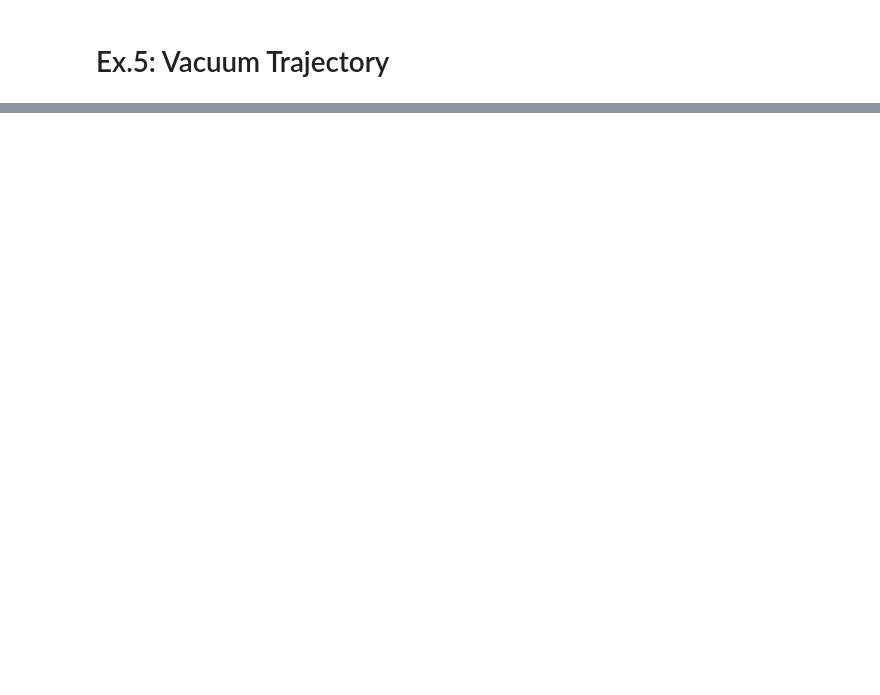
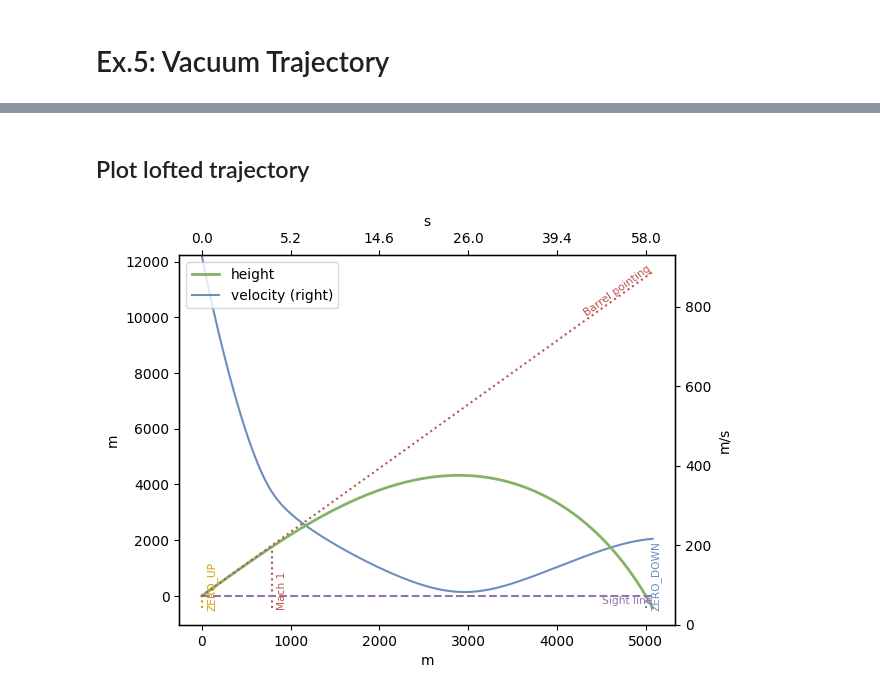
Before and after one commit to o-murphy/py-ballisticcalc, a Jupyter notebook: ExtremeExamples.ipynb, the cells around one changed output, grey strips where cells are left out. Saved outputs shown, nothing was run; the diff lists cells and outputs as text; code cells hidden in the pictures; blank space fills up the shorter version.

```diff
--- a/ExtremeExamples.ipynb
+++ b/ExtremeExamples.ipynb
@@ -196,0 +224,9 @@ In a vacuum, projectile returns to ground after 9.999999999999998s at a distance
+# %% [markdown]
+## Plot lofted trajectory
+# %%
+shot.relative_angle = high_angle
+high, _ = must_fire(calc, shot, trajectory_range=Distance.Meter(5200), trajectory_step=Distance.Meter(200), extra_data=True, time_step=0.1)
+high.plot()
+plt.show()
+# %% [output]
+[figure, added]
```
Also changed, not shown: parts of 16 cells of this notebook, 6 other files.
